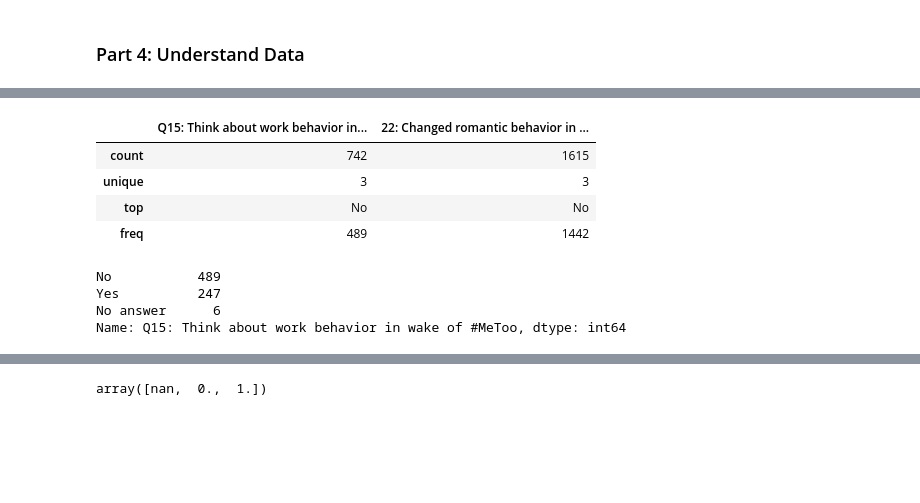
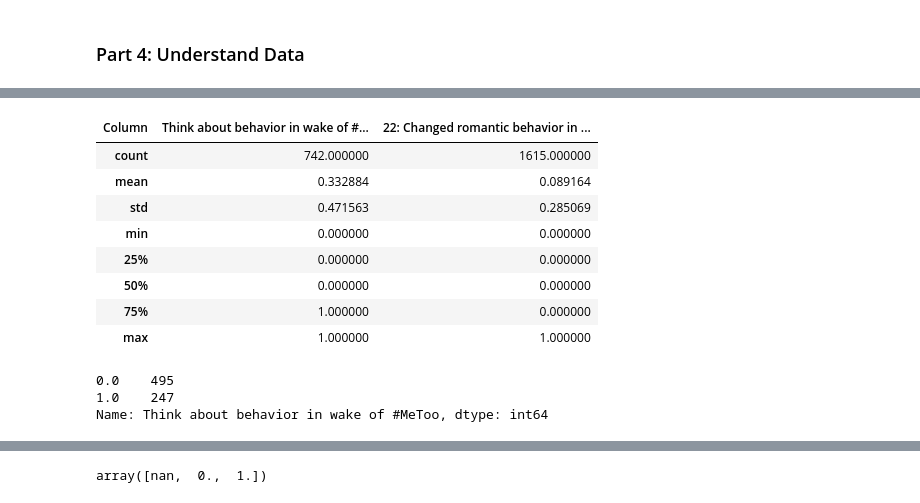
Before and after one commit to VinArchitext/project4_ga, a Jupyter notebook: being_a_man_survey.ipynb, the cells around one changed output, grey strips where cells are left out. Drawn from its saved outputs; the diff is of its cells as text; code cells hidden in the pictures; blank space fills up the shorter version.

```diff
--- a/being_a_man_survey.ipynb
+++ b/being_a_man_survey.ipynb
@@ -148,9 +151,9 @@ survey.rename(columns={'q0008_0001' : 'Q8: Worry daily about height','q0008_0002
 # %%
-survey.rename(columns={'q0008_0004' : 'Q8: Worry daily about body','q0008_0005' : 'Q8: Worry daily about genitalia','q0008_0007' : 'Q8: Worry daily about quality or quantity of sex','q0008_0006' : 'Q8: Worry daily about clothing','q0008_0008' : 'Q8: Worry daily about mental health',},inplace=True)
+survey.rename(columns={'q0008_0004' : 'Worry daily about body','q0008_0005' : 'Q8: Worry daily about genitalia','q0008_0007' : 'Q8: Worry daily about quality or quantity of sex','q0008_0006' : 'Q8: Worry daily about clothing','q0008_0008' : 'Q8: Worry daily about mental health',},inplace=True)
 # %%
-survey.rename(columns={'q0008_0009' : 'Q8: Worry daily about physical health','q0008_0010' : 'Q8: Worry daily about finances','q0008_0011' : 'Q8: Worry daily about family','q0008_0012' : 'Q8: Worry daily about none above'},inplace=True)
+survey.rename(columns={'q0008_0009' : 'Worry daily about physical health','q0008_0010' : 'Q8: Worry daily about finances','q0008_0011' : 'Q8: Worry daily about family','q0008_0012' : 'Q8: Worry daily about none above'},inplace=True)
 # %%
-survey.rename(columns={'q0009' : 'Q9: Employment status'}, inplace=True)
+survey.rename(columns={'q0009' : 'Employment status'}, inplace=True)
 # %%
 survey.rename(columns={'q0010_0001' : 'Q10: Money advantage','q0010_0001' : 'Q10: Money advantage','q0010_0002' : 'Q10: Taken seriously advantage','q0010_0003' : 'Q10: Choice advantage','q0010_0004' : 'Q10: Promotion advantage','q0010_0005' : 'Q10: Explicit praise advantage','q0010_0006' : 'Q10: Manager support advantage','q0010_0007' : 'Q10: Other advantage','q0010_0008' : 'Q10: None above advantage',}, inplace=True)
 # %%
@@ -168,7 +171,7 @@ survey.rename(columns={'q0020_0001' : 'Q20: Gauge interest by reading body langu
 # %%
 survey.rename(columns={'Heard of #MeToo':'Q14: Heard of #MeToo'},inplace=True)
 # %%
-survey.rename(columns={'Think about behavior in wake of #MeToo':'Q15: Think about work behavior in wake of #MeToo'},inplace=True)
+survey.rename(columns={'Q15: Think about work behavior in wake of #MeToo':'Q15_Think_about_work_behavior_#MeToo'},inplace=True)
 # %%
 survey.rename(columns={'Expected to make first move':'Q17: Expected to make first move'},inplace=True)
 # %%
@@ -306,18 +423,21 @@ null_df.sort_values(['Count of Nulls'], ascending=False).head(2000)
 # %%
-survey[['Q15: Think about work behavior in wake of #MeToo', '22: Changed romantic behavior in #MeToo wake']].describe() #these are the #MeToo questions
+survey[['Think about behavior in wake of #MeToo', '22: Changed romantic behavior in #MeToo wake']].describe() #these are the #MeToo questions
 # %% [output]
-|  | Q15: Think about work behavior in... | 22: Changed romantic behavior in ... |
-| count | 742 | 1615 |
-| unique | 3 | 3 |
-| top | No | No |
-| freq | 489 | 1442 |
+| Column | Think about behavior in wake of #... | 22: Changed romantic behavior in ... |
+| count | 742.000000 | 1615.000000 |
+| mean | 0.332884 | 0.089164 |
+| std | 0.471563 | 0.285069 |
+| min | 0.000000 | 0.000000 |
+| 25% | 0.000000 | 0.000000 |
+| 50% | 0.000000 | 0.000000 |
+| 75% | 1.000000 | 0.000000 |
+| max | 1.000000 | 1.000000 |
 # %%
-survey['Q15: Think about work behavior in wake of #MeToo'].value_counts() #these are the #MeToo questions
+survey['Think about behavior in wake of #MeToo'].value_counts() #these are the #MeToo questions
 # %% [output]
-No           489
-Yes          247
-No answer      6
-Name: Q15: Think about work behavior in wake of #MeToo, dtype: int64
+0.0    495
+1.0    247
+Name: Think about behavior in wake of #MeToo, dtype: int64
 # %%
  survey['22: Changed romantic behavior in #MeToo wake'].value_counts()#these are the #MeToo questions
 # %% [output]
```
Also changed, not shown: parts of 67 cells of this notebook.
